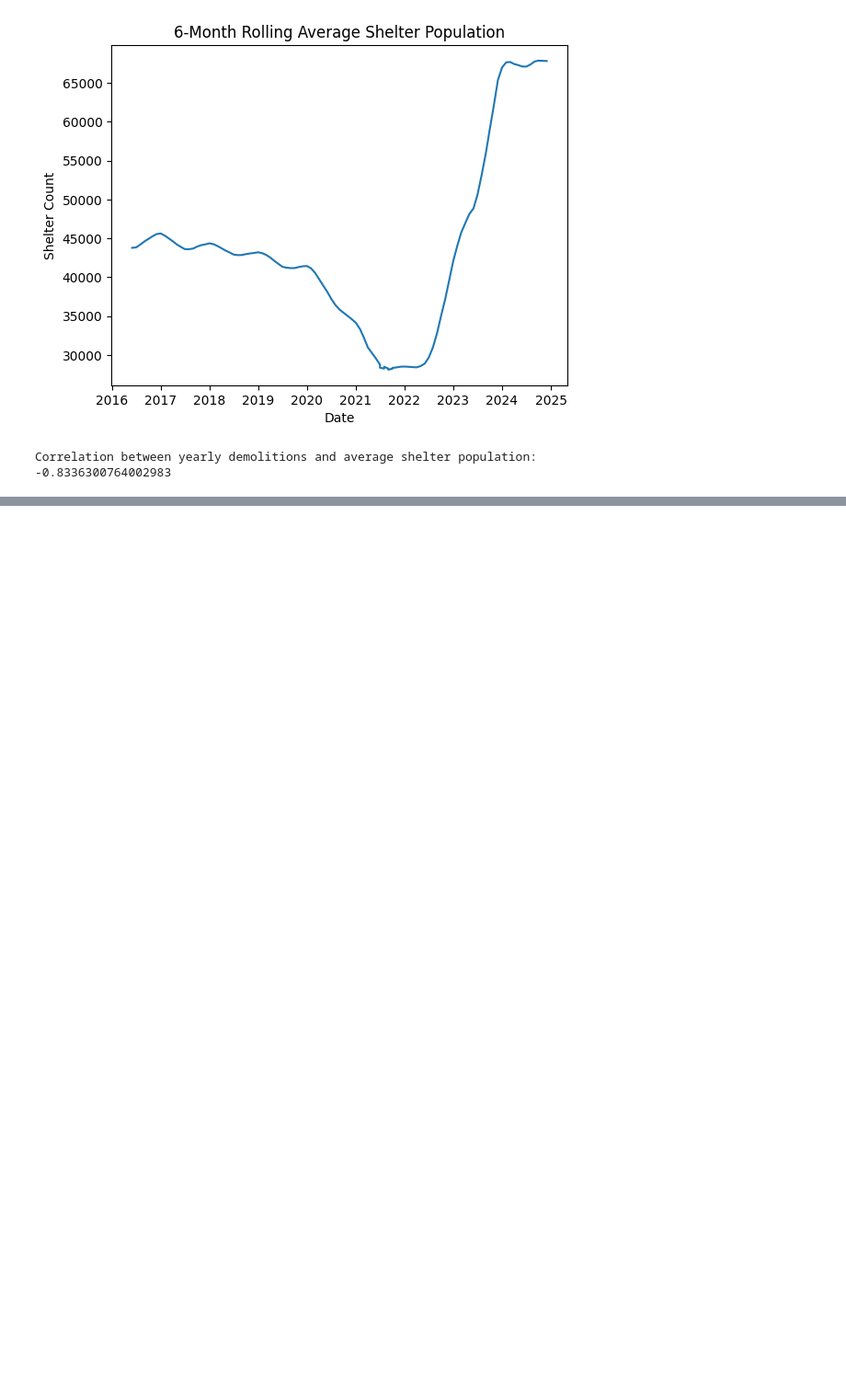
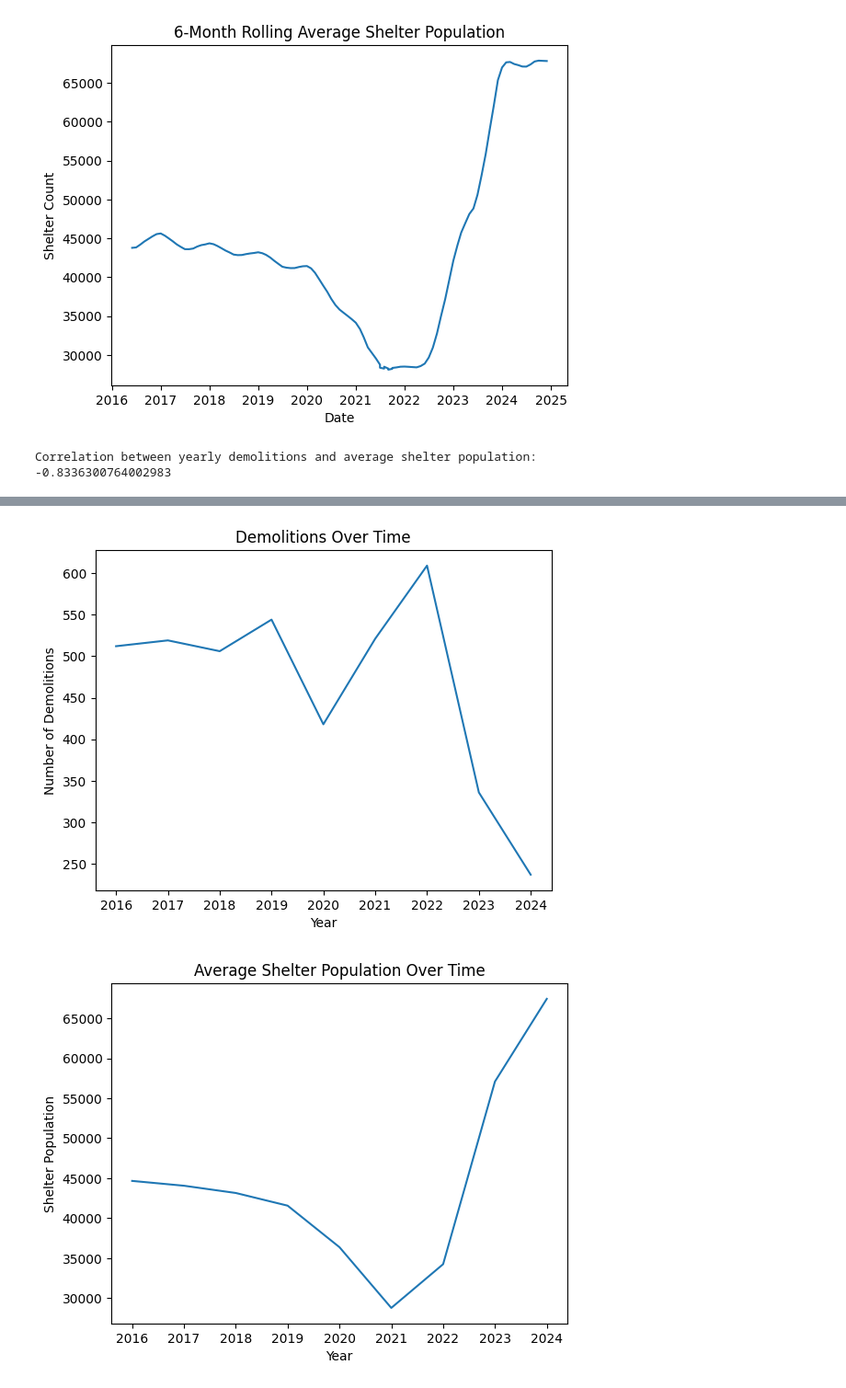
Before and after one commit to kevinserr/Time_Series_Forecast_of_Homelessness_in_NYC_with_Local_Model_Deployment, a Jupyter notebook: python/thomas_eda.ipynb, the cells around one changed output, grey strips where cells are left out. Shown at 92% size. Saved outputs shown, nothing was run; the diff lists cells and outputs as text; code cells hidden in the pictures; blank space fills up the shorter version.

```diff
--- a/python/thomas_eda.ipynb
+++ b/python/thomas_eda.ipynb
@@ -414,0 +445,42 @@ Correlation between yearly demolitions and average shelter population:
+# %%
+# --- Prepare Demolitions ---
+df_demo['month_date'] = pd.to_datetime(df_demo['month_date'])
+df_demo['year'] = df_demo['month_date'].dt.year
+df_demo['is_demo'] = np.where(df_demo['job_typeid'] == 2, 1, 0)
+
+yearly_demo = df_demo.groupby('year')['is_demo'].sum()
+
+# --- Prepare Shelter Data ---
+df_shelter['report_date'] = pd.to_datetime(df_shelter['report_date'])
+yearly_shelter = df_shelter.groupby(
+    df_shelter['report_date'].dt.year
+)['shelter_count'].mean()
+
+# Align years
+combined = pd.DataFrame({
+    "demolitions": yearly_demo,
+    "avg_shelter": yearly_shelter
+}).dropna()
+
+# ==========================
+# Graph 1: Demolitions
+# ==========================
+plt.figure()
+plt.plot(combined.index, combined['demolitions'])
+plt.title("Demolitions Over Time")
+plt.xlabel("Year")
+plt.ylabel("Number of Demolitions")
+plt.show()
+
+# ==========================
+# Graph 2: Shelter Population
+# ==========================
+plt.figure()
+plt.plot(combined.index, combined['avg_shelter'])
+plt.title("Average Shelter Population Over Time")
+plt.xlabel("Year")
+plt.ylabel("Shelter Population")
+plt.show()
+# %% [output]
+[figure, added]
+[figure, added]
```
Also changed, not shown: parts of 8 cells of this notebook.
